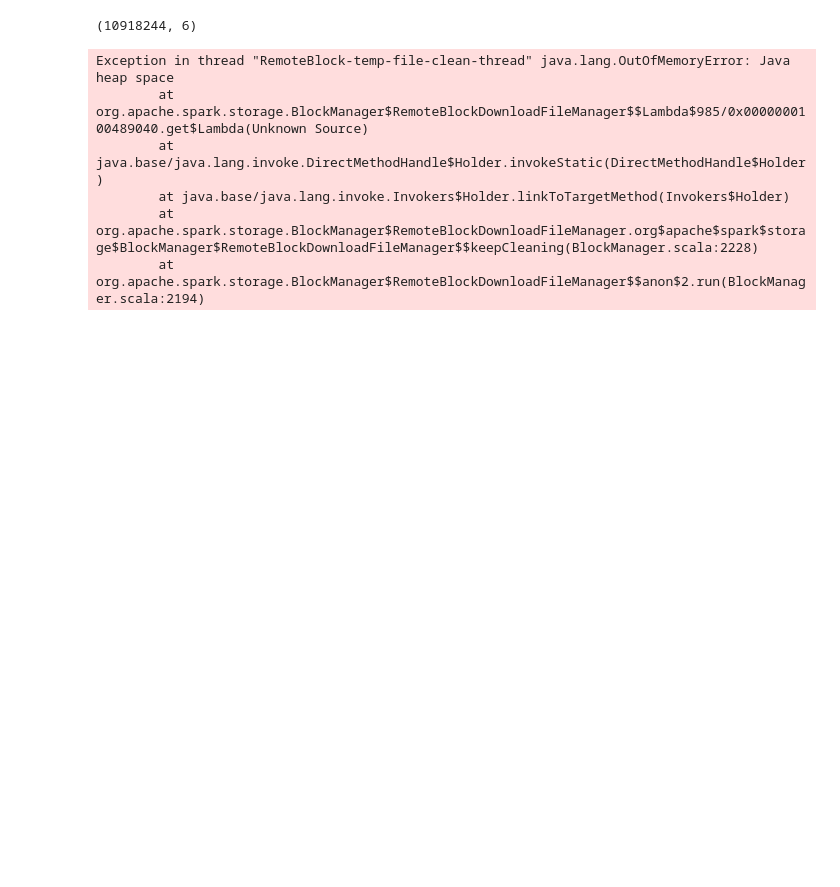
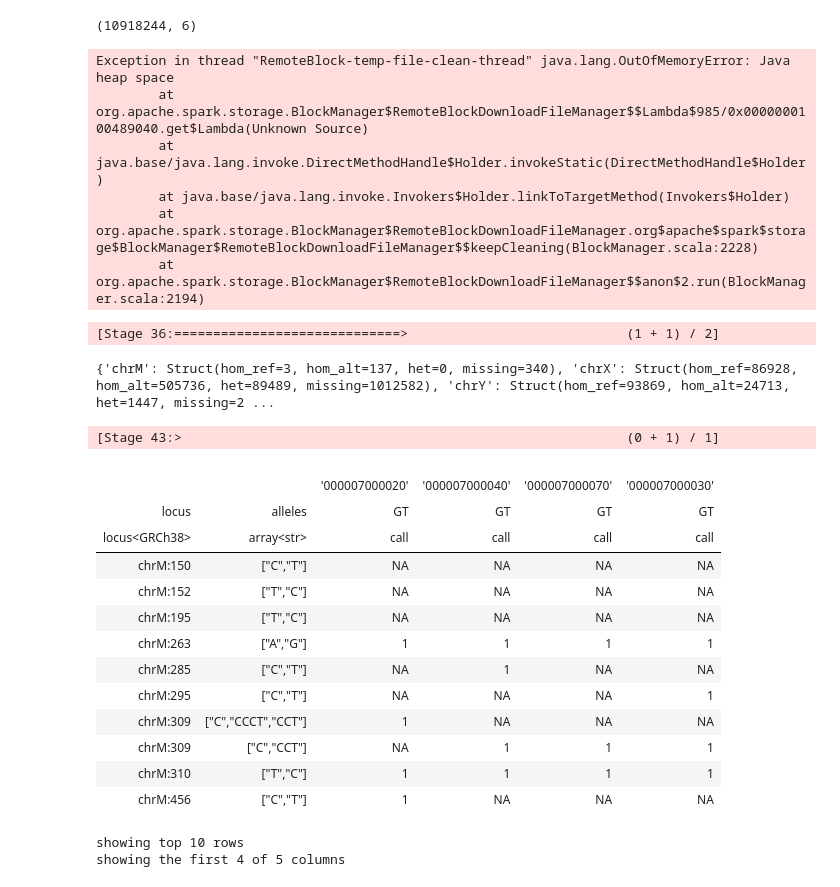
Before and after one commit to jtrvs/thesis, a Jupyter notebook: Pipe_without_cache.ipynb, the cells around one changed output. Cells and saved outputs as stored; diff of their text form; code cells hidden in the pictures; blank space fills up the shorter version.

```diff
--- a/Pipe_without_cache.ipynb
+++ b/Pipe_without_cache.ipynb
@@ -31,16 +67,13 @@ import glob
 import os
 # %%
 # конфигурация
-# VCF_DIR = '/home/julia/Downloads/gnomADru/vcf/'  # папка с VCF
-# VCF_DIR = '/home/julia/Downloads/gnomADru/vcf_test/'  # папка с VCF без одного варианта
-VCF_DIR = '/home/julia/Documents/thesis/vcf_for_generate/'  # папка сVCF
 
-VCF_DIR_NEW = '/home/julia/Documents/thesis/vcf_new/' # папка с VCF для добавления
+VCF_DIR = '/home/julia/Downloads/genomes/links/'  # папка с VCF
+VCF_DIR_NEW = '/home/julia/Downloads/genomes/new/' # папка с VCF для добавления
 # SEX_TABLE_PATH = '/home/julia/Downloads/gnomADru/sids.csv' # файл с полом
-# SEX_TABLE_PATH = '/home/julia/Downloads/gnomADru/vcf_test/sids_test.csv' # файл с полом - тестовый, с одним "лишним" образцом
-SEX_TABLE_PATH = '/home/julia/Documents/thesis/vcf_for_generate/extended_sex_info.csv' # пол нагенерированных файлов
-
-AF_PATH = '/home/julia/Documents/thesis/cache/af.mt' # частоты отдельно
+SEX_TABLE_PATH = '/home/julia/Downloads/genomes/links/info.csv' # файл с полом
+BASE_DATA_PATH = '/home/julia/Downloads/genomes/cache/combined.mt' # первый пул данных
+AF_PATH = '/home/julia/Downloads/genomes/cache/af.tsv'
 # %%
 # старые файлы
 
@@ -126,7 +198,8 @@ def preprocessing(vcf_files, sex_table):
     for vcf in vcf_files:
         mt = hl.import_vcf(vcf, force_bgz=True, array_elements_required=False)
         mt = set_sex(mt, sex_table)
-        mt = gemizygote_normalize(mt)
+        # mt = gemizygote_normalize(mt)
+        mt = normalize_ploidy(mt)
         mts_all.append(mt)
 
     # Объединение MatrixTable по колонкам (образцам)
@@ -288,3 +386,43 @@ Exception in thread "RemoteBlock-temp-file-clean-thread" java.lang.OutOfMemoryEr
         at java.base/java.lang.invoke.Invokers$Holder.linkToTargetMethod(Invokers$Holder)
         at org.apache.spark.storage.BlockManager$RemoteBlockDownloadFileManager.org$apache$spark$storage$BlockManager$RemoteBlockDownloadFileManager$$keepCleaning(BlockManager.scala:2228)
         at org.apache.spark.storage.BlockManager$RemoteBlockDownloadFileManager$$anon$2.run(BlockManager.scala:2194)
+# %%
+def check_ploidy(mt, contig):
+    contig_mt = mt.filter_rows(mt.locus.contig == contig)
+    return contig_mt.aggregate_entries(
+        hl.struct(
+            hom_ref=hl.agg.count_where(contig_mt.GT.is_hom_ref()),
+            hom_alt=hl.agg.count_where(contig_mt.GT.is_hom_var()),
+            het=hl.agg.count_where(contig_mt.GT.is_het()),
+            missing=hl.agg.count_where(hl.is_missing(contig_mt.GT))
+    ))
+
+# Проверка для MT, X, Y и аутосомы
+contigs_to_check = ["chrM", "chrX", "chrY", "chr1"]
+results = {contig: check_ploidy(data_af, contig) for contig in contigs_to_check}
+# %% [output]
+[Stage 36:=============================>                            (1 + 1) / 2]
+# %%
+print(results)
+# %% [output]
+{'chrM': Struct(hom_ref=3, hom_alt=137, het=0, missing=340), 'chrX': Struct(hom_ref=86928, hom_alt=505736, het=89489, missing=1012582), 'chrY': Struct(hom_ref=93869, hom_alt=24713, het=1447, missing=2 ...
+# %%
+data_af.filter_rows(data_af.locus.contig == "chrM").GT.show(10)
+# %% [output]
+[Stage 43:>                                                         (0 + 1) / 1]
+|  |  |  |  |  |  |
+|  |  | '000007000020' | '000007000040' | '000007000070' | '000007000030' |
+| locus | alleles | GT | GT | GT | GT |
+| locus<GRCh38> | array<str> | call | call | call | call |
+| chrM:150 | ["C","T"] | NA | NA | NA | NA |
+| chrM:152 | ["T","C"] | NA | NA | NA | NA |
+| chrM:195 | ["T","C"] | NA | NA | NA | NA |
+| chrM:263 | ["A","G"] | 1 | 1 | 1 | 1 |
+| chrM:285 | ["C","T"] | NA | 1 | NA | NA |
+| chrM:295 | ["C","T"] | NA | NA | NA | 1 |
+| chrM:309 | ["C","CCCT","CCT"] | 1 | NA | NA | NA |
+| chrM:309 | ["C","CCT"] | NA | 1 | 1 | 1 |
+| chrM:310 | ["T","C"] | 1 | 1 | 1 | 1 |
+| chrM:456 | ["C","T"] | 1 | NA | NA | NA |
+showing top 10 rows
+showing the first 4 of 5 columns
```
Also changed, not shown: parts of 17 cells of this notebook, 5 other files.
